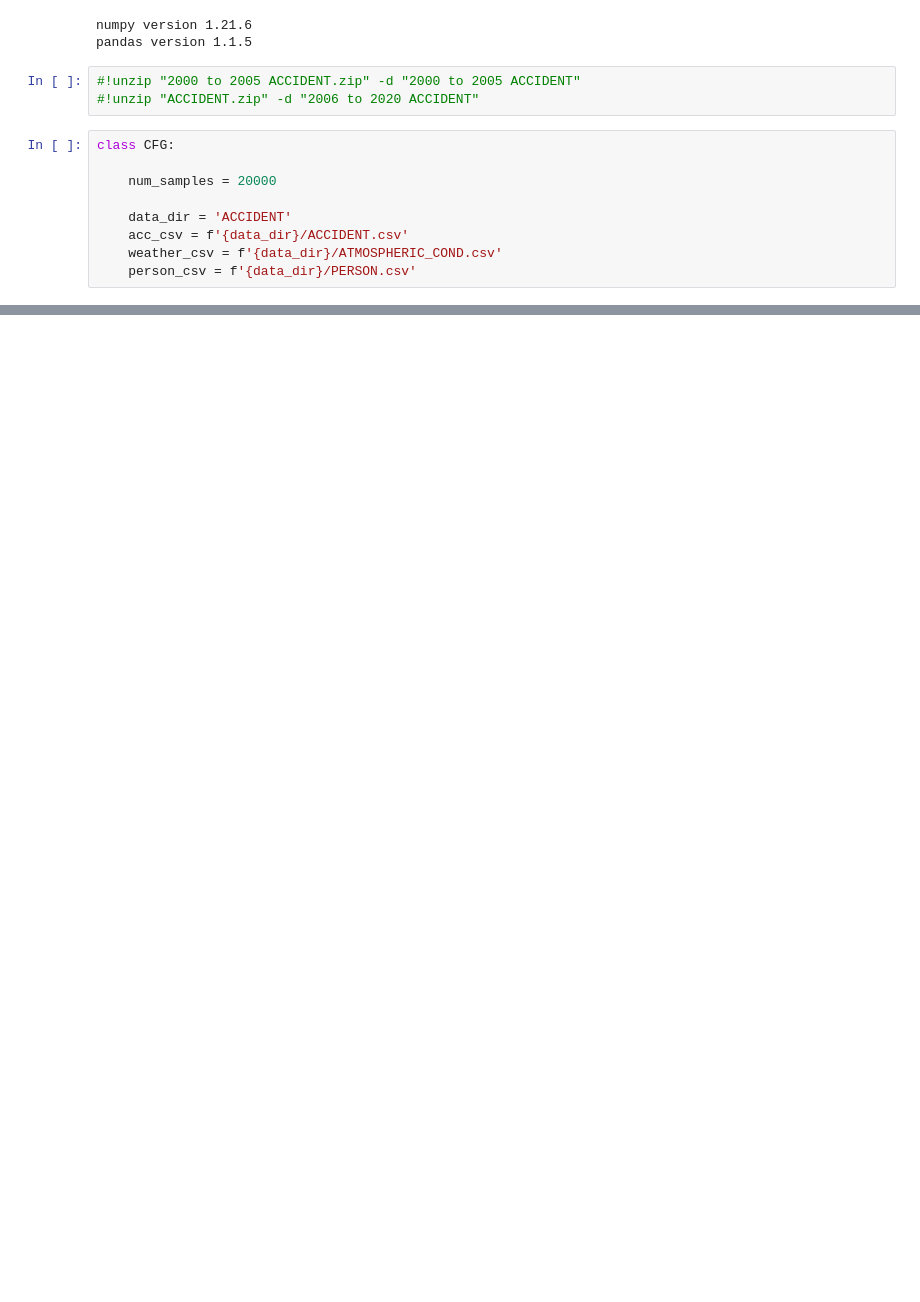
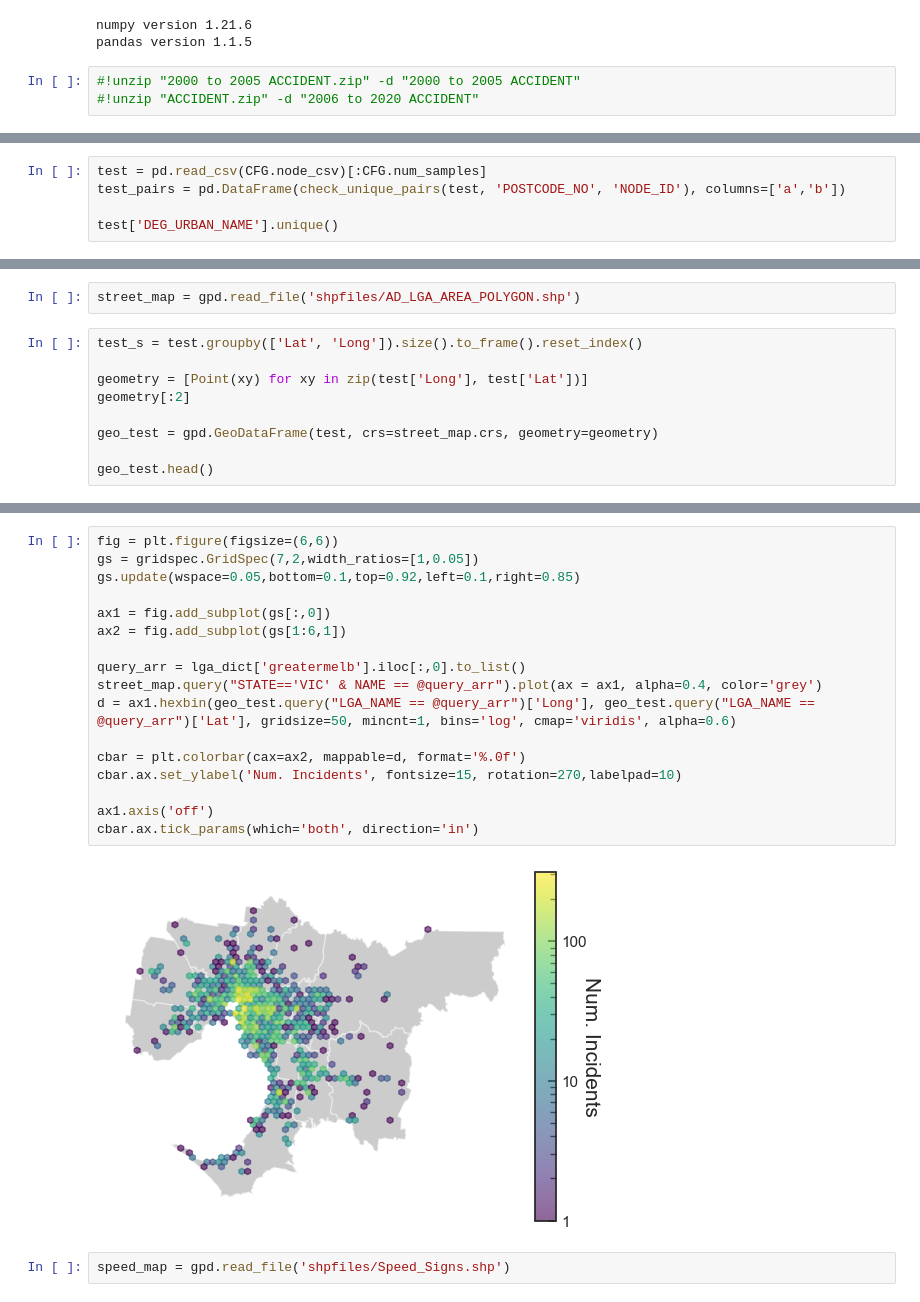
Before and after one commit to renkeven/Crash-Stats, a Jupyter notebook: Vic-Crash-Data-Analysis.ipynb, the cells around one changed output, grey strips where cells are left out. Saved outputs shown, nothing was run; the diff lists cells and outputs as text; blank space fills up the shorter version.

```diff
--- a/Vic-Crash-Data-Analysis.ipynb
+++ b/Vic-Crash-Data-Analysis.ipynb
@@ -77,12 +82,3 @@ pandas version 1.1.5
 # %%
 #!unzip "2000 to 2005 ACCIDENT.zip" -d "2000 to 2005 ACCIDENT"
 #!unzip "ACCIDENT.zip" -d "2006 to 2020 ACCIDENT"
-# %%
-class CFG:
-
-    num_samples = 20000
-
-    data_dir = 'ACCIDENT'
-    acc_csv = f'{data_dir}/ACCIDENT.csv'
-    weather_csv = f'{data_dir}/ATMOSPHERIC_COND.csv'
-    person_csv = f'{data_dir}/PERSON.csv'
@@ -211,0 +724,5 @@ array(['Atmosph Cond Desc_Clear', 'Atmosph Cond Desc_Dust',
+# %%
+test = pd.read_csv(CFG.node_csv)[:CFG.num_samples]
+test_pairs = pd.DataFrame(check_unique_pairs(test, 'POSTCODE_NO', 'NODE_ID'), columns=['a','b'])
+
+test['DEG_URBAN_NAME'].unique()
@@ -211,0 +741,11 @@ array(['Atmosph Cond Desc_Clear', 'Atmosph Cond Desc_Dust',
+# %%
+street_map = gpd.read_file('shpfiles/AD_LGA_AREA_POLYGON.shp')
+# %%
+test_s = test.groupby(['Lat', 'Long']).size().to_frame().reset_index()
+
+geometry = [Point(xy) for xy in zip(test['Long'], test['Lat'])]
+geometry[:2]
+
+geo_test = gpd.GeoDataFrame(test, crs=street_map.crs, geometry=geometry)
+
+geo_test.head()
@@ -211,0 +759,21 @@ array(['Atmosph Cond Desc_Clear', 'Atmosph Cond Desc_Dust',
+# %%
+fig = plt.figure(figsize=(6,6))
+gs = gridspec.GridSpec(7,2,width_ratios=[1,0.05])
+gs.update(wspace=0.05,bottom=0.1,top=0.92,left=0.1,right=0.85)
+
+ax1 = fig.add_subplot(gs[:,0])
+ax2 = fig.add_subplot(gs[1:6,1])
+
+query_arr = lga_dict['greatermelb'].iloc[:,0].to_list()
+street_map.query("STATE=='VIC' & NAME == @query_arr").plot(ax = ax1, alpha=0.4, color='grey')
+d = ax1.hexbin(geo_test.query("LGA_NAME == @query_arr")['Long'], geo_test.query("LGA_NAME == @query_arr")['Lat'], gridsize=50, mincnt=1, bins='log', cmap='viridis', alpha=0.6)
+
+cbar = plt.colorbar(cax=ax2, mappable=d, format='%.0f')
+cbar.ax.set_ylabel('Num. Incidents', fontsize=15, rotation=270,labelpad=10)
+
+ax1.axis('off')
+cbar.ax.tick_params(which='both', direction='in')
+# %% [output]
+[figure, added]
+# %%
+speed_map = gpd.read_file('shpfiles/Speed_Signs.shp')
```
Also changed, not shown: parts of 38 cells of this notebook, 1 other file.
